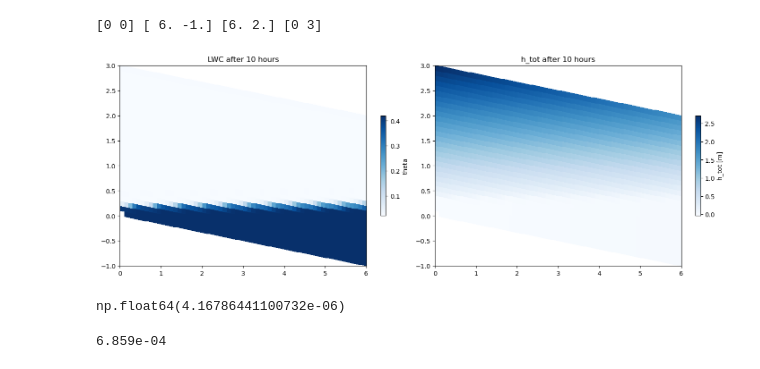
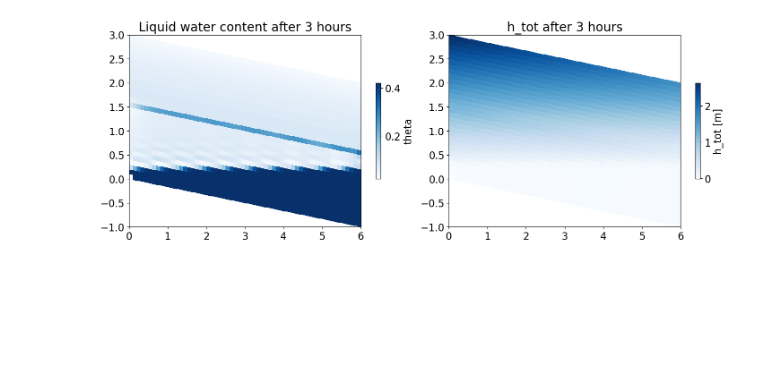
Before and after one commit to lannika-ut/Masterarbeit, a Jupyter notebook: view_solutions.ipynb, the cells around one changed output. Drawn from its saved outputs; the diff is of its cells as text; code cells hidden in the pictures; blank space fills up the shorter version.

Commit message:
Anpassungen v.a. von view_solutions um unterschiedliche Größen von Parameterfunktion und Variablenfunktion zu umgehen

```diff
--- a/view_solutions.ipynb
+++ b/view_solutions.ipynb
@@ -26,5 +9,5 @@ plotScalarFunction(V_hw, h_w)
 # %%
-filename = "./solutions/pls_work.pkl"
+filename = "./solutions/snow_heterogeneous.pkl"
 with open(filename, "rb") as f:
     data_Annika = pickle.load(f)
 
@@ -37,37 +20,44 @@ domain = geom.make_domain(nx, nz)
 V = functionspace(domain, ("CG", 1))
 hw = Function(V)
 phi = Function(V)
-p = Parameter(domain)
-print(P0, P1, P2, P3)
+layer_params = {
+    1: {
+        "d_i": 2.31e-4,
+        "rho_s": 387,
+        "locator": lambda x: x[1] >= geom.slope*x[0] + P3[1]/2 - 1e-14},
+    2: {
+        "d_i": 4.21e-4,
+        "rho_s": 489,
+        "locator": lambda x: x[1] < geom.slope*x[0] + P3[1]/2 - 1e-14,}
+}
+p = Parameter(domain, layer_params)
-# %% [output]
-[0 0] [ 6. -1.] [6. 2.] [0 3]
 # %%
-hw.x.array[:] = data_Annika["h_w"][10]
+t_obs = 3
+hw.x.array[:] = data_Annika["h_w"][t_obs]
 phi.x.array[:] = data_Annika["phi"]
 grid, x_plot, z_plot = get_grid(P0, P1, P2, P3, nx, nz)
 pressure_head = eval_fct_on_grid(grid, hw, domain).reshape((nz, nx))
-theta = Function(V)
-theta.x.array[:] = p.theta_numerical(p.S_e_numerical(hw), phi)
-LWC = eval_fct_on_grid(grid, theta, domain).reshape((nz, nx))
+porosity = eval_fct_on_grid(grid, phi, domain).reshape((nz, nx))
+alpha_eval = eval_fct_on_grid(grid, p.alpha, domain).reshape((nz, nx))
+N_eval = eval_fct_on_grid(grid, p.N, domain).reshape((nz, nx))
+h_c = pressure_head * (pressure_head < 0)
+def Se(h_c, alpha, N):
+    return (1 + (- alpha * h_c)**N)**((1 - N) / N)
+theta_tot = p.theta_r.value + (0.9*porosity - p.theta_r.value)*Se(h_c, alpha_eval, N_eval)
 h_tot = pressure_head + grid[:,1].reshape((nz, nx))
+d_i_eval = eval_fct_on_grid(grid, p.d_i, domain).reshape((nz, nx))
 # %%
+plt.rcParams.update({'font.size': 16})
 fig, ax = plt.subplots(1,2, layout="constrained", figsize=(14,5))
-pmsh1 = ax[0].pcolormesh(x_plot, z_plot, LWC, cmap="Blues")
-ax[0].set_title(f"LWC after 10 hours")
+pmsh1 = ax[0].pcolormesh(x_plot, z_plot, theta_tot, cmap="Blues")
+ax[0].set_title(f"Liquid water content after {t_obs} hours", fontsize=20)
 cbar1 = fig.colorbar(pmsh1, ax=ax[0], shrink=0.5)
 cbar1.set_label("theta")
 
 pmsh2 = ax[1].pcolormesh(x_plot, z_plot, h_tot, cmap="Blues")
-ax[1].set_title(f"h_tot after 10 hours")
+ax[1].set_title(f"h_tot after {t_obs} hours", fontsize=20)
+plt.xticks(fontsize=16)
 cbar2 = fig.colorbar(pmsh2, ax=ax[1], shrink=0.5)
 cbar2.set_label("h_tot [m]")
 # %% [output]
-[figure, old version]
+[figure, new version]
-# %%
-p.S_e_numerical(hw)[-1]
-# %% [output]
-np.float64(4.16786441100732e-06)
-# %%
-print(f"{(3*(p.d_i.value/2)**2*np.exp(-0.013*p.rho_i.value*(1-0.468))*p.rho_w.value*p.g.value/p.mu_w.value):.3e}")
-# %% [output]
-6.859e-04
```
Also changed, not shown: parts of 3 cells of this notebook, 3 other files.
